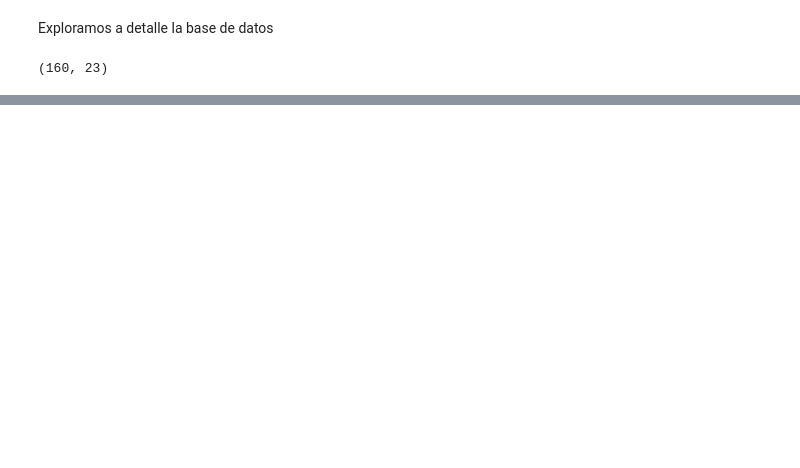
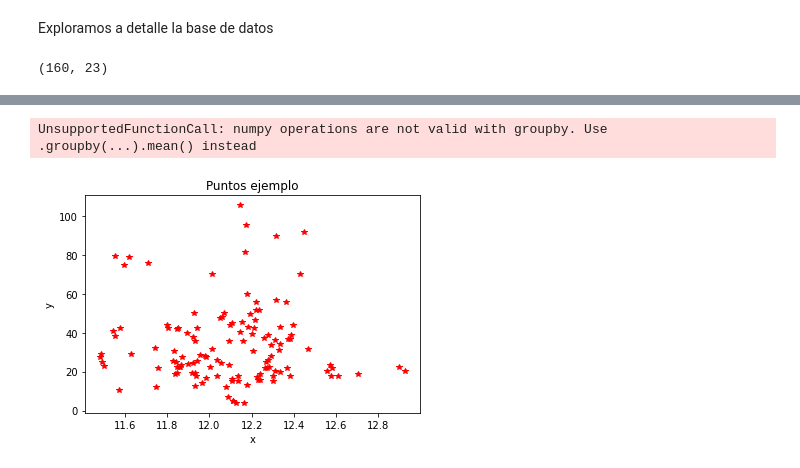
Before and after one commit to prope-2020-gh-classroom/practica-final-por-equipos-verano-2020-itam-JSOHE, a Jupyter notebook: cbautistap_wf.ipynb, the cells around one changed output, grey strips where cells are left out. Cells and saved outputs as stored; diff of their text form; code cells hidden in the pictures; blank space fills up the shorter version.

```diff
--- a/cbautistap_wf.ipynb
+++ b/cbautistap_wf.ipynb
@@ -52,0 +296,4 @@ pandas.core.series.Series
+# %%
+bd.groupby(["clave_ent"]).mean(bd.ao)
+# %% [output]
+UnsupportedFunctionCall: numpy operations are not valid with groupby. Use .groupby(...).mean() instead
@@ -52,0 +304,8 @@ pandas.core.series.Series
+# %%
+plt.plot(np.log(bd.ingreso),bd.tasa_hom, 'r*')
+plt.xlabel('x')
+plt.ylabel('y')
+plt.title('Puntos ejemplo')
+plt.show()
+# %% [output]
+[figure, added]
```
Also changed, not shown: parts of 36 cells of this notebook.
